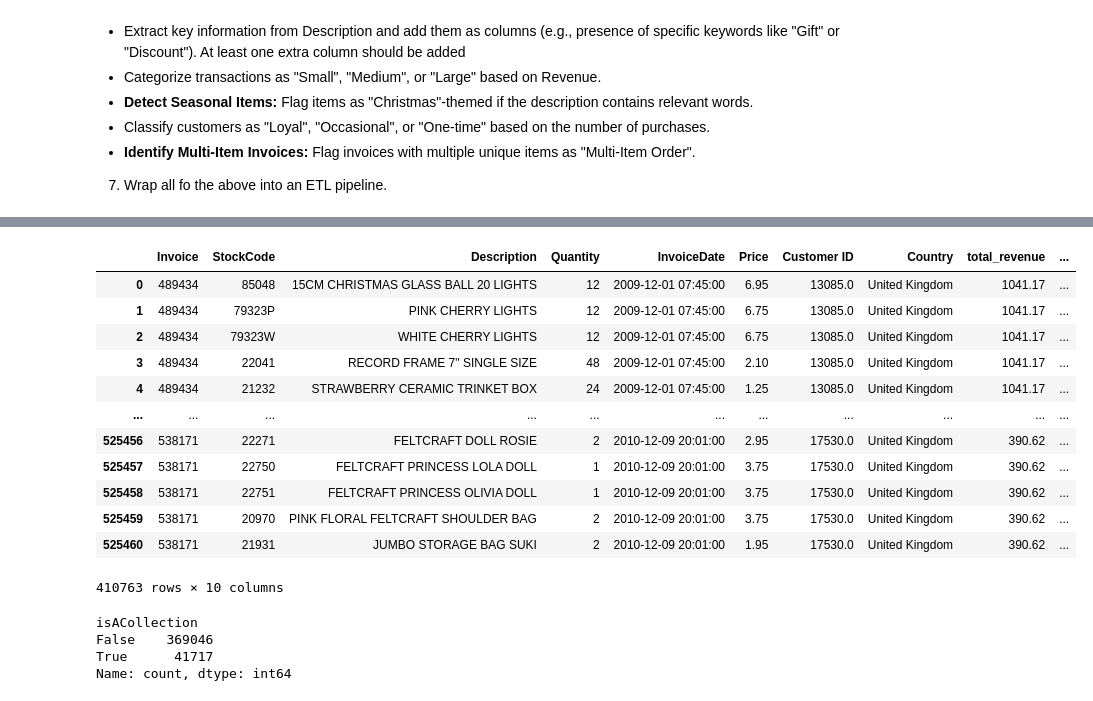
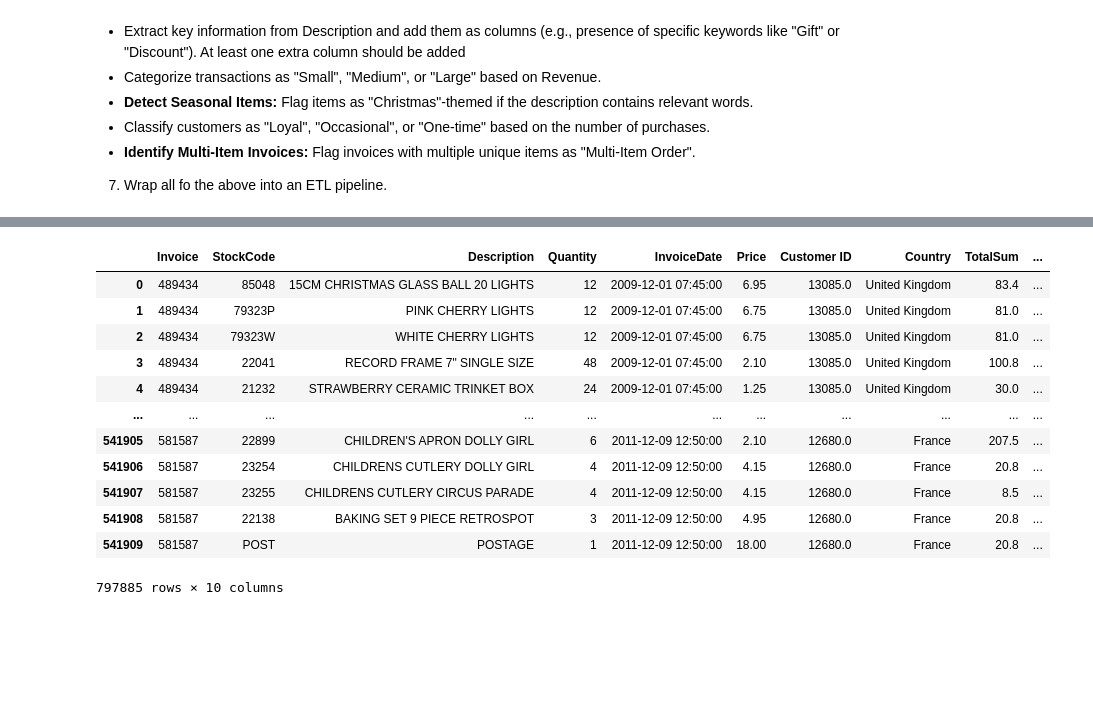
Before and after one commit to hsahmad112/DataAndThingsW2025, a Jupyter notebook: exercise_3.ipynb, the cells around one changed output, grey strips where cells are left out. Saved outputs shown, nothing was run; the diff lists cells and outputs as text; code cells hidden in the pictures; blank space fills up the shorter version.

Commit message:
Worked a bit more on exercise_3. next up is doing some more indepth time series analysis

```diff
--- a/exercise_3.ipynb
+++ b/exercise_3.ipynb
@@ -115,0 +96,15 @@ print(df.head())
+# %%
+file_path = "C:\\Users\\Hassan\\.cache\\kagglehub\\datasets\\lakshmi25npathi\\online-retail-dataset\\versions\\1\\online_retail_II.xlsx"
+# An error in the reading of the excel file caused only 1st sheet of the excel file to be accessed.
+# This caused a loss of  the data especially since sheet 1 includes data from '09-'10 and sheet 2 shows data from '10-'11.
+# Specifying sheet_name=None, to return all sheets in a dict(xls)
+# Source: (https://pandas.pydata.org/docs/reference/api/pandas.read_excel.html)
+xls = pd.read_excel(file_path, sheet_name=None)
+# %%
+#seperating dict into two dataframes
+s1 = xls['Year 2009-2010']
+s2 = xls['Year 2010-2011']
+#combining the two dataframes into one
+df = pd.concat([s1,s2])
+
+print(df.head())
@@ -263,0 +297,4 @@ grouped.sort_values(by= "Country", ascending=True)
+# %%
+# Adding column TotalSum, to make it easier to calculcate Revenue
+df['TotalSum'] = pd.DataFrame(df['Price'].values  * df['Quantity'].values)
+TotalRevenue= ['TotalSum'].sum()
@@ -264,5 +320,9 @@ grouped.sort_values(by= "Country", ascending=True)
 # %%
 # Segment customers into tiers based on TotalRevenue (e.g., "High", "Medium", "Low").
-df["total_revenue"] = df['Customer ID'].map(df.groupby("Customer ID")["Price"].sum())
-df
+# this requires us to know how much each customer spent, but we dont want to pollute the main dataframe.
+# creating a temp copy of the main dataframe
+tempDf =df.copy()
+#creating a total revenue for each Customer ID and appending it to the tempDf
+tempDf["total_revenue"] = df['Customer ID'].map(df.groupby("Customer ID")["Price"].sum())
+tempDf
 # %% [output]
@@ -282,32 +342,31 @@ df
 # %%
-
+#logic for creating the tiers in the main dataframe
 customer_tier = lambda tier: 'Low' if tier < 139 else ('Medium' if tier <= 337 else 'High')
-df['Tier_Category'] = df['total_revenue'].apply(customer_tier)
+#basing the logic on the temp DF and bringing the result to the main DF
+df['Tier_Category'] = tempDf['total_revenue'].apply(customer_tier)
 df
 # %% [output]
-|  | Invoice | StockCode | Description | Quantity | InvoiceDate | Price | Customer ID | Country | total_revenue | ... |
-| 0 | 489434 | 85048 | 15CM CHRISTMAS GLASS BALL 20 LIGHTS | 12 | 2009-12-01 07:45:00 | 6.95 | 13085.0 | United Kingdom | 1041.17 | ... |
-| 1 | 489434 | 79323P | PINK CHERRY LIGHTS | 12 | 2009-12-01 07:45:00 | 6.75 | 13085.0 | United Kingdom | 1041.17 | ... |
-| 2 | 489434 | 79323W | WHITE CHERRY LIGHTS | 12 | 2009-12-01 07:45:00 | 6.75 | 13085.0 | United Kingdom | 1041.17 | ... |
-| 3 | 489434 | 22041 | RECORD FRAME 7" SINGLE SIZE | 48 | 2009-12-01 07:45:00 | 2.10 | 13085.0 | United Kingdom | 1041.17 | ... |
-| 4 | 489434 | 21232 | STRAWBERRY CERAMIC TRINKET BOX | 24 | 2009-12-01 07:45:00 | 1.25 | 13085.0 | United Kingdom | 1041.17 | ... |
+|  | Invoice | StockCode | Description | Quantity | InvoiceDate | Price | Customer ID | Country | TotalSum | ... |
+| 0 | 489434 | 85048 | 15CM CHRISTMAS GLASS BALL 20 LIGHTS | 12 | 2009-12-01 07:45:00 | 6.95 | 13085.0 | United Kingdom | 83.4 | ... |
+| 1 | 489434 | 79323P | PINK CHERRY LIGHTS | 12 | 2009-12-01 07:45:00 | 6.75 | 13085.0 | United Kingdom | 81.0 | ... |
+| 2 | 489434 | 79323W | WHITE CHERRY LIGHTS | 12 | 2009-12-01 07:45:00 | 6.75 | 13085.0 | United Kingdom | 81.0 | ... |
+| 3 | 489434 | 22041 | RECORD FRAME 7" SINGLE SIZE | 48 | 2009-12-01 07:45:00 | 2.10 | 13085.0 | United Kingdom | 100.8 | ... |
+| 4 | 489434 | 21232 | STRAWBERRY CERAMIC TRINKET BOX | 24 | 2009-12-01 07:45:00 | 1.25 | 13085.0 | United Kingdom | 30.0 | ... |
 | ... | ... | ... | ... | ... | ... | ... | ... | ... | ... | ... |
-| 525456 | 538171 | 22271 | FELTCRAFT DOLL ROSIE | 2 | 2010-12-09 20:01:00 | 2.95 | 17530.0 | United Kingdom | 390.62 | ... |
-| 525457 | 538171 | 22750 | FELTCRAFT PRINCESS LOLA DOLL | 1 | 2010-12-09 20:01:00 | 3.75 | 17530.0 | United Kingdom | 390.62 | ... |
-| 525458 | 538171 | 22751 | FELTCRAFT PRINCESS OLIVIA DOLL | 1 | 2010-12-09 20:01:00 | 3.75 | 17530.0 | United Kingdom | 390.62 | ... |
-| 525459 | 538171 | 20970 | PINK FLORAL FELTCRAFT SHOULDER BAG | 2 | 2010-12-09 20:01:00 | 3.75 | 17530.0 | United Kingdom | 390.62 | ... |
-| 525460 | 538171 | 21931 | JUMBO STORAGE BAG SUKI | 2 | 2010-12-09 20:01:00 | 1.95 | 17530.0 | United Kingdom | 390.62 | ... |
+| 541905 | 581587 | 22899 | CHILDREN'S APRON DOLLY GIRL | 6 | 2011-12-09 12:50:00 | 2.10 | 12680.0 | France | 207.5 | ... |
+| 541906 | 581587 | 23254 | CHILDRENS CUTLERY DOLLY GIRL | 4 | 2011-12-09 12:50:00 | 4.15 | 12680.0 | France | 20.8 | ... |
+| 541907 | 581587 | 23255 | CHILDRENS CUTLERY CIRCUS PARADE | 4 | 2011-12-09 12:50:00 | 4.15 | 12680.0 | France | 8.5 | ... |
+| 541908 | 581587 | 22138 | BAKING SET 9 PIECE RETROSPOT | 3 | 2011-12-09 12:50:00 | 4.95 | 12680.0 | France | 20.8 | ... |
+| 541909 | 581587 | POST | POSTAGE | 1 | 2011-12-09 12:50:00 | 18.00 | 12680.0 | France | 20.8 | ... |
-410763 rows × 10 columns
+797885 rows × 10 columns
 # %%
 # Extract key information from Description and add them as columns (e.g., presence of specific keywords like "Gift" or "Discount"). At least one extra column should be added
 words=['set', 'assortment', 'series', 'selection']
 
+# interates over the list words above. matching any occurance of the word in the description (to lower case).
+# sets a true / false value in a column called isACollection
 df['isACollection'] = df['Description'].str.lower().apply(lambda x: any(word in x for word in words))
 
+#below performs a value_count, displaying that the operation above worked.
 collection_counts = df['isACollection'].value_counts()
 collection_counts
-# %% [output]
-isACollection
-False    369046
-True      41717
-Name: count, dtype: int64
```
Also changed, not shown: parts of 18 cells of this notebook.
